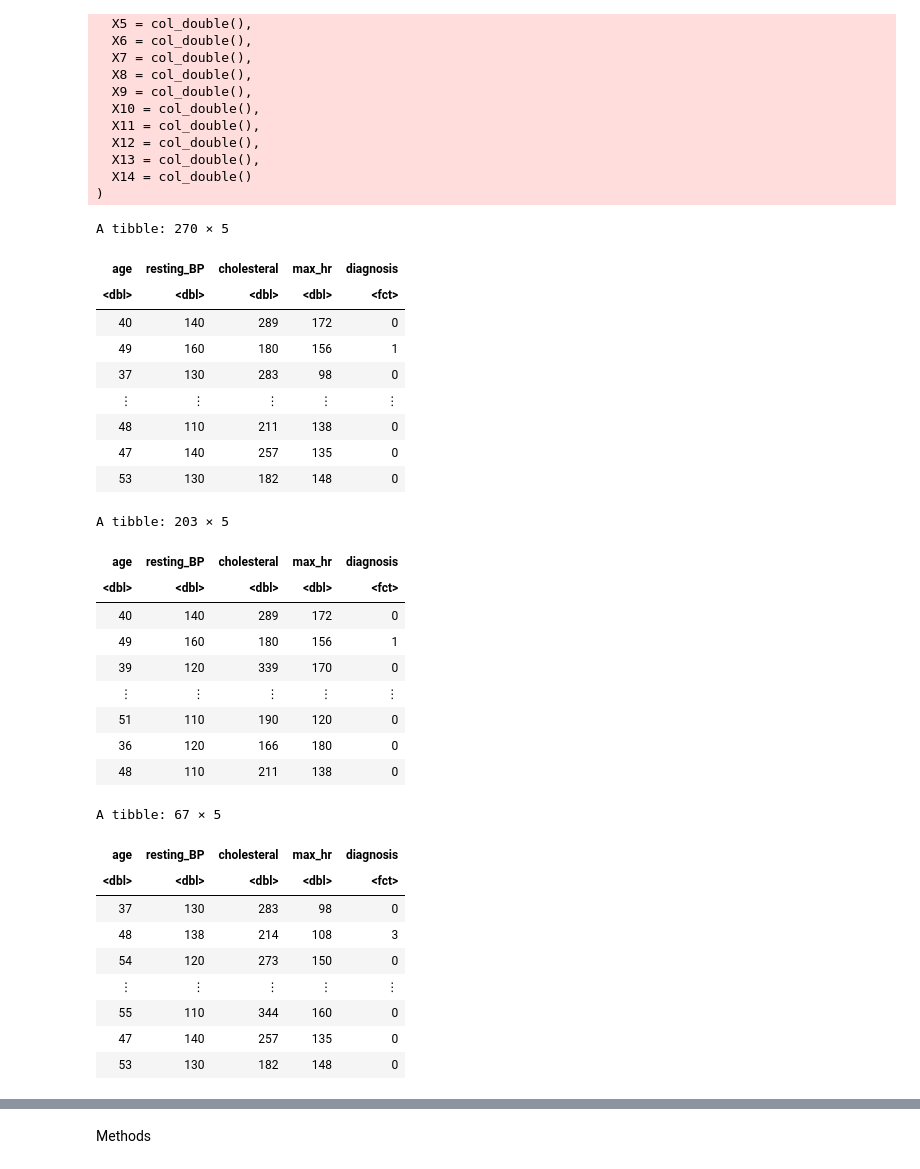
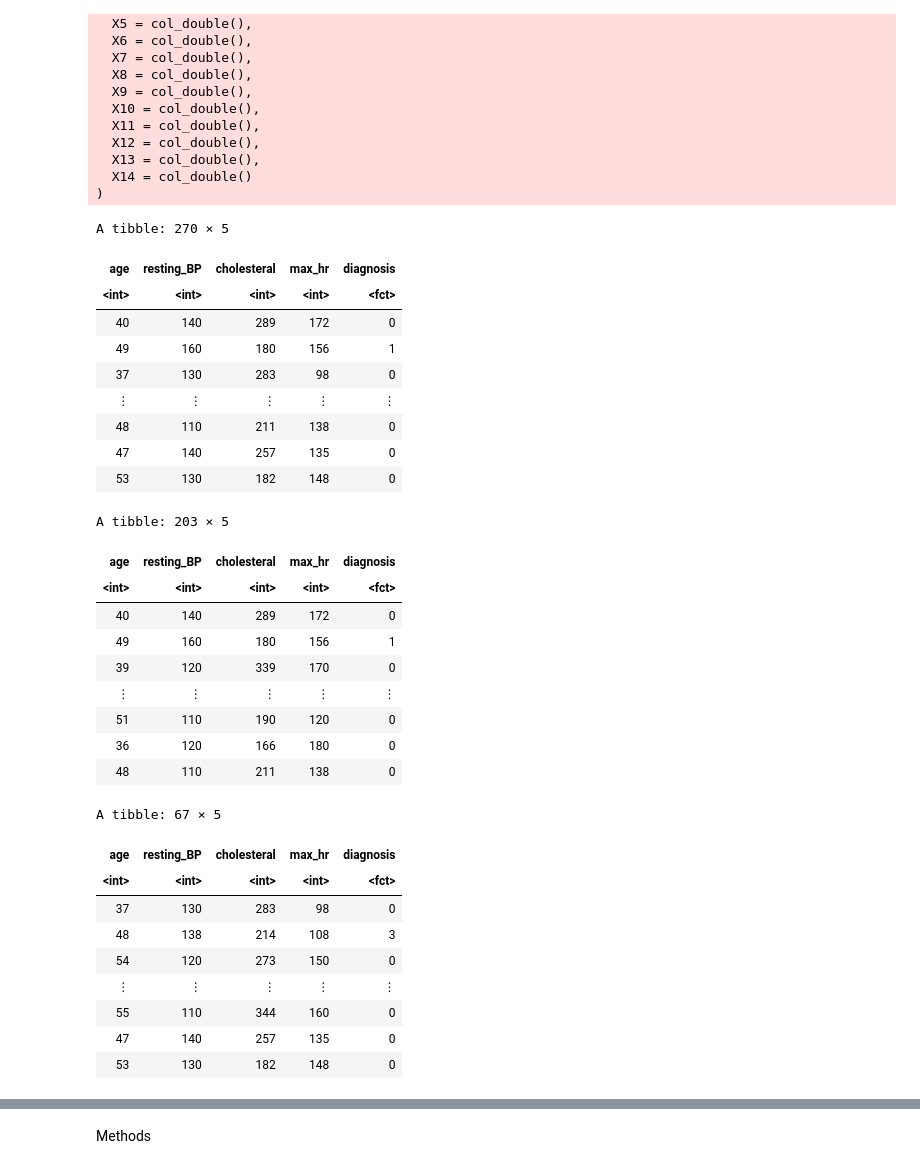
Before and after one commit to camirr/Heart-Disease-Data-Set-Case-Study, a Jupyter notebook: Project_proposal.ipynb, the cells around one changed output, grey strips where cells are left out. Cells and saved outputs as stored; diff of their text form; code cells hidden in the pictures.

```diff
--- a/Project_proposal.ipynb
+++ b/Project_proposal.ipynb
@@ -58,24 +58,28 @@ cols(
   X14 = col_double()
 )
 # %%
-# Mutate the diagnosis, sex, chest_pain_type, fasting_bs, rest_ecg, ex_angina columns to be factors
+# Mutate the diagnosis to be factors, and age, resting_BP, cholesteral, max_hr to be integer
 heart_disease <- heart_disease %>%
-                mutate(diagnosis = as.factor(diagnosis))
+                mutate(diagnosis = as.factor(diagnosis))%>%
+                mutate(age = as.integer(age))%>%
+                mutate(resting_BP = as.integer(resting_BP))%>%
+                mutate(cholesteral = as.integer(cholesteral))%>%
+                mutate(max_hr = as.integer(max_hr))
 
 # Replace all "-9" as NA
 heart_disease <- heart_disease %>%
                  mutate(across(where(is.numeric), ~na_if(., -9)))
 
 # Select age, resting_BP, cholesteral, and amx_hr columns, remove any rows that contain NA
 heart_disease_data <- heart_disease %>%
                       select(age, resting_BP, cholesteral, max_hr, diagnosis) %>%
                       na.omit()
 
 heart_disease_data
 # %% [output]
 A tibble: 270 × 5
 | age | resting_BP | cholesteral | max_hr | diagnosis |
-| <dbl> | <dbl> | <dbl> | <dbl> | <fct> |
+| <int> | <int> | <int> | <int> | <fct> |
 | 40 | 140 | 289 | 172 | 0 |
 | 49 | 160 | 180 | 156 | 1 |
 | 37 | 130 | 283 | 98 | 0 |
@@ -98,7 +102,7 @@ heart_disease_test
 # %% [output]
 A tibble: 203 × 5
 | age | resting_BP | cholesteral | max_hr | diagnosis |
-| <dbl> | <dbl> | <dbl> | <dbl> | <fct> |
+| <int> | <int> | <int> | <int> | <fct> |
 | 40 | 140 | 289 | 172 | 0 |
 | 49 | 160 | 180 | 156 | 1 |
 | 39 | 120 | 339 | 170 | 0 |
@@ -108,7 +112,7 @@ A tibble: 203 × 5
 | 48 | 110 | 211 | 138 | 0 |
 A tibble: 67 × 5
 | age | resting_BP | cholesteral | max_hr | diagnosis |
-| <dbl> | <dbl> | <dbl> | <dbl> | <fct> |
+| <int> | <int> | <int> | <int> | <fct> |
 | 37 | 130 | 283 | 98 | 0 |
 | 48 | 138 | 214 | 108 | 3 |
 | 54 | 120 | 273 | 150 | 0 |
```
Also changed, not shown: parts of 6 cells of this notebook.
